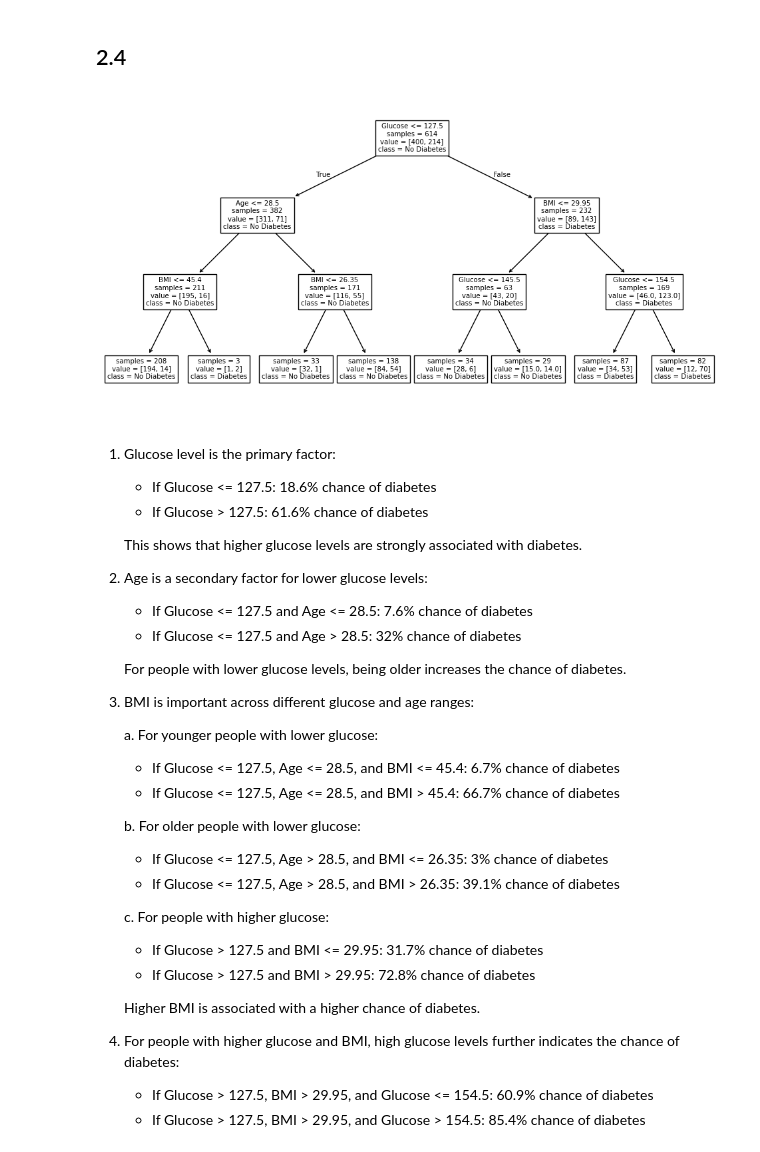
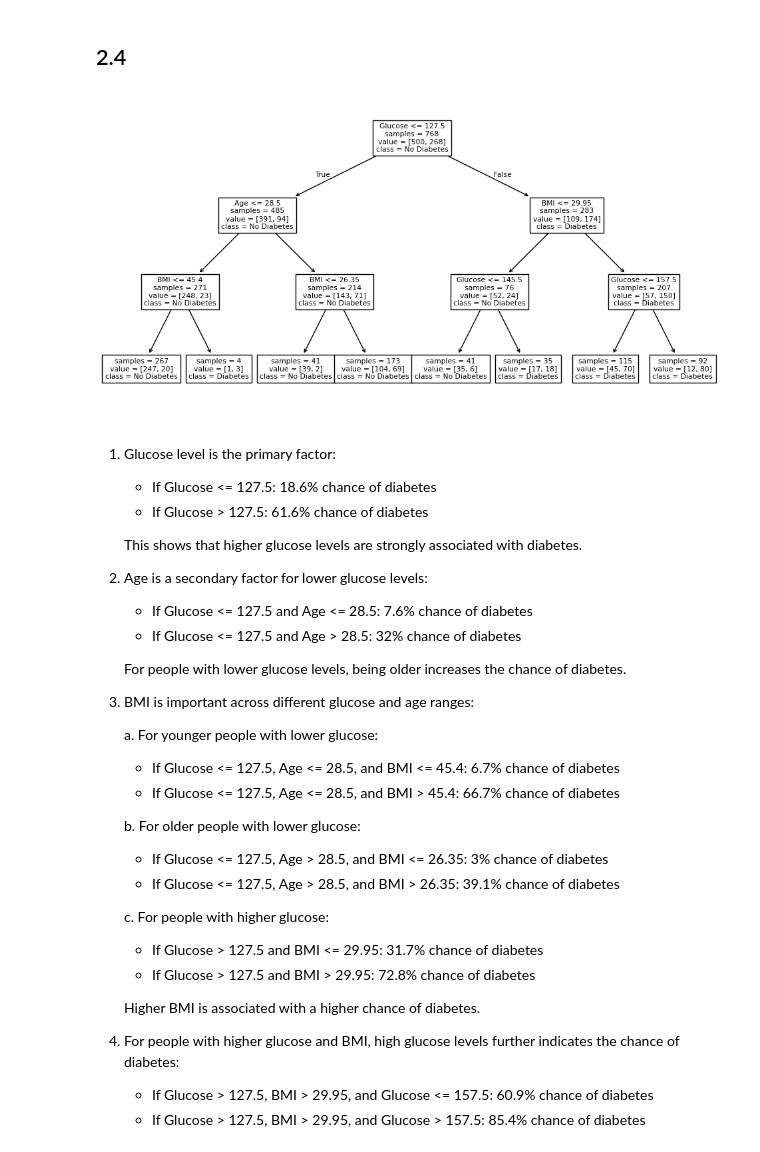
Before and after one commit to Zane-dev16/Apre-HW1, a Jupyter notebook: ex2/ex2.ipynb, the cells around one changed output. Cells and saved outputs as stored; diff of their text form; code cells hidden in the pictures.

Commit message:
ex2 to main.text and small graph fixes

```diff
--- a/ex2/ex2.ipynb
+++ b/ex2/ex2.ipynb
@@ -159,13 +162,13 @@ The train accuracy decreases as the minimum samples split increases, however the
 ## 2.4
 # %%
 predictor = DecisionTreeClassifier(max_depth=3, random_state=1)
-predictor.fit(X_train, y_train)
+predictor.fit(X, y)
 
 figure = plt.figure(figsize=(12, 6))
 plot_tree(predictor, feature_names=X.columns, class_names=["No Diabetes", "Diabetes"], impurity=False)
 plt.show()
 # %% [output]
-[figure, old version]
+[figure, new version]
 # %% [markdown]
 1. Glucose level is the primary factor:
 
@@ -199,5 +202,5 @@ plt.show()
 
 4. For people with higher glucose and BMI, high glucose levels further indicates the chance of diabetes:
 
-   - If Glucose > 127.5, BMI > 29.95, and Glucose <= 154.5: 60.9% chance of diabetes
-   - If Glucose > 127.5, BMI > 29.95, and Glucose > 154.5: 85.4% chance of diabetes
+   - If Glucose > 127.5, BMI > 29.95, and Glucose <= 157.5: 60.9% chance of diabetes
+   - If Glucose > 127.5, BMI > 29.95, and Glucose > 157.5: 85.4% chance of diabetes
```
Also changed, not shown: parts of 7 cells of this notebook, 8 other files.
